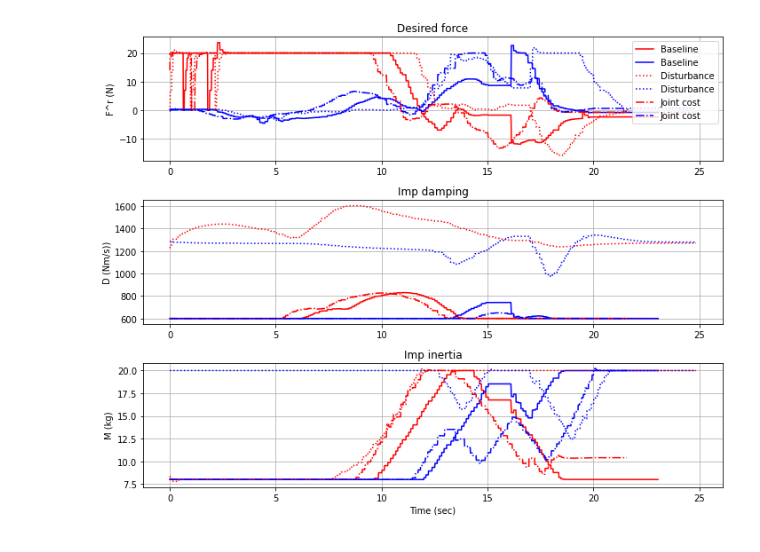
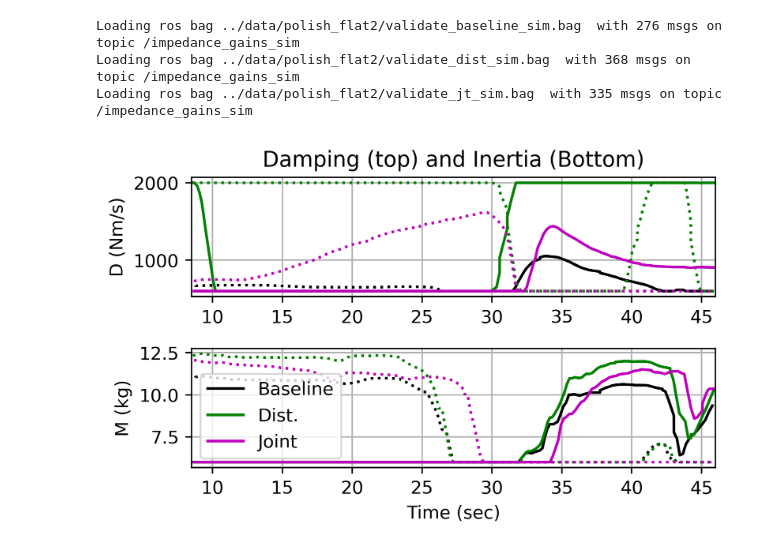
Before and after one commit to Jackyyaojk/gp_mpc, a Jupyter notebook: analysis/rosbag_plot.ipynb, the cells around one changed output. Drawn from its saved outputs; the diff is of its cells as text; code cells hidden in the pictures.

Commit message:
finished plots ? (!) ???

```diff
--- a/analysis/rosbag_plot.ipynb
+++ b/analysis/rosbag_plot.ipynb
@@ -482,42 +470,45 @@ Loading ros bag ../data/polish_flat2/validate_dist1.bag  with 2783 msgs on topic
 # %%
 # Plotting the Impedance gains of the polishing task
 
 # %matplotlib
 path = '../data/polish_flat2/'
-baggies = [ 'validate_baseline.bag',
-            'validate_dist.bag',
-            'validate_jt2.bag',
+baggies = [ 'validate_baseline_sim.bag',
+            'validate_dist_sim.bag',
+            'validate_jt_sim.bag',
           ]
 namies = [ 'Baseline',
-           'Disturbance',
-           'Joint cost'
+           'Dist.',
+           'Joint'
          ]
-fig, axs = plt.subplots(3, figsize=(10,8))
+fig, axs = plt.subplots(2, figsize=(5,3.2))
 #fig.suptitle("Contact with GP-MPC")
-cols = ['r', 'b', 'r:', 'b:', 'r-.', 'b-.']
+
+cols = ['k', 'k:', 'g', 'g:', 'm', 'm:']
 for bag, name in zip(baggies, namies):
     col = cols.pop(0)
-    imp_msgs = bag_loader(path+bag, map_impedance_gains, topic_name = 'impedance_gains')
-    #plt.figure(figsize=(6,3), dpi= 100)
-
-    axs[0].plot(imp_msgs['t'], imp_msgs['Fd'][1], col, label = name)
+    imp_msgs = bag_loader(path+bag, map_impedance_gains, topic_name = 'impedance_gains_sim')
+    st = np.argmax(np.array(imp_msgs['t'])>8.5)
+    rng = np.argmax(np.array(imp_msgs['t'])>46.0)
     #axs[0].plot(imp_msgs['t'], delta_imp_msgs['Fd'][ind], col, label = name)
-    axs[1].plot(imp_msgs['t'], imp_msgs['B'][1], col)
-    axs[2].plot(imp_msgs['t'], imp_msgs['M'][1], col)
+    axs[0].plot(imp_msgs['t'][st:rng], imp_msgs['B'][1,st:rng], col)
+    axs[1].plot(imp_msgs['t'][st:rng], imp_msgs['M'][1,st:rng], col, label = name)
 
     col = cols.pop(0)
-    axs[0].plot(imp_msgs['t'], imp_msgs['Fd'][2], col, label = name)
-    #axs[0].plot(imp_msgs['t'], delta_imp_msgs['Fd'][ind], col, label = name)
-    axs[1].plot(imp_msgs['t'], imp_msgs['B'][2], col)
-    axs[2].plot(imp_msgs['t'], imp_msgs['M'][2], col)
+    axs[0].plot(imp_msgs['t'][st:rng], imp_msgs['B'][2,st:rng], col)
+    axs[1].plot(imp_msgs['t'][st:rng], imp_msgs['M'][2,st:rng], col)
 
-axs[0].legend()
-for i in range(3): axs[i].grid(True)
+axs[1].legend(loc='lower left')
+for i in range(2):
+    axs[i].grid(True)
+    axs[i].set_xlim((8.5, 46.0))
 plt.xlabel('Time (sec)')
-axs[0].set(ylabel='F^r (N)', title = 'Desired force')
-axs[1].set(ylabel='D (Nm/s))', title = 'Imp damping')
-axs[2].set(ylabel='M (kg)', title = 'Imp inertia')
+axs[0].set(ylabel='D (Nm/s)', title = 'Damping (top) and Inertia (Bottom)')
+axs[1].set(ylabel='M (kg)')
 plt.tight_layout()
+fig.set_dpi(400)
 plt.show()
 # %% [output]
+Loading ros bag ../data/polish_flat2/validate_baseline_sim.bag  with 276 msgs on topic /impedance_gains_sim
+Loading ros bag ../data/polish_flat2/validate_dist_sim.bag  with 368 msgs on topic /impedance_gains_sim
+Loading ros bag ../data/polish_flat2/validate_jt_sim.bag  with 335 msgs on topic /impedance_gains_sim
-[figure, old version]
+[figure, new version]
```
Also changed, not shown: parts of 8 cells of this notebook, 19 other files.
